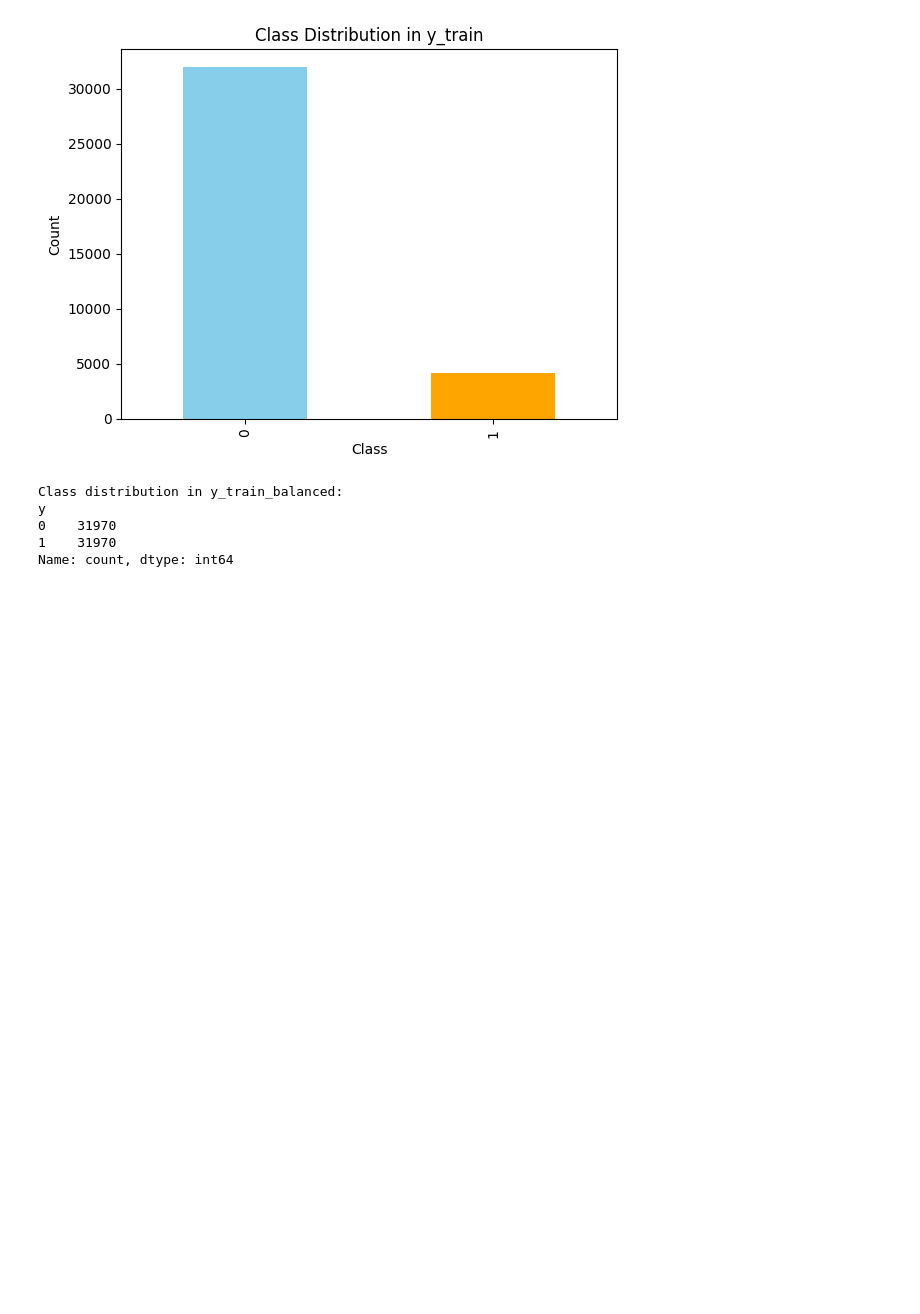
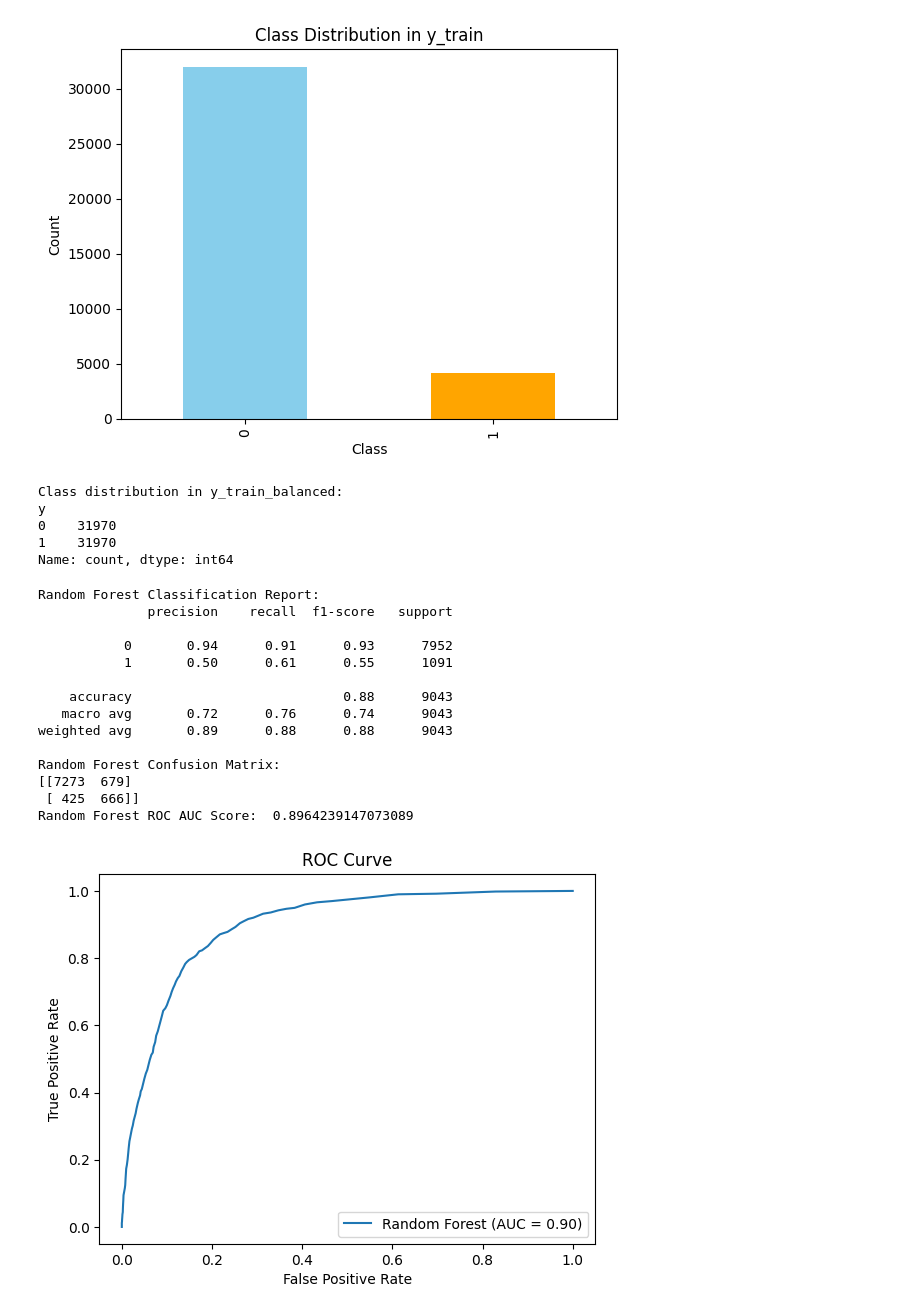
Before and after one commit to PrabhaviWKP/Machine-Learning, a Jupyter notebook: notebooks/2604CW.ipynb, the cells around one changed output. Drawn from its saved outputs; the diff is of its cells as text; code cells hidden in the pictures; blank space fills up the shorter version.

Commit message:
Trained Model using RF Did hyperparameter tuning using grid search saved the tuned model in the drive

```diff
--- a/notebooks/2604CW.ipynb
+++ b/notebooks/2604CW.ipynb
@@ -491,3 +498,60 @@ y
 0    31970
 1    31970
 Name: count, dtype: int64
+# %%
+from sklearn.ensemble import RandomForestClassifier
+from sklearn.metrics import classification_report, confusion_matrix, roc_auc_score, roc_curve
+
+rf_model = RandomForestClassifier(random_state=42, n_estimators=100, class_weight=None)
+
+rf_model.fit(X_train_balanced, y_train_balanced)
+
+y_pred_rf = rf_model.predict(X_test)
+
+y_prob_rf = rf_model.predict_proba(X_test)[:, 1]
+# %%
+print("Random Forest Classification Report: ")
+print(classification_report(y_test, y_pred_rf))
+print("Random Forest Confusion Matrix: ")
+print(confusion_matrix(y_test, y_pred_rf))
+roc_auc = roc_auc_score(y_test, y_prob_rf)
+print("Random Forest ROC AUC Score: ", roc_auc)
+
+fpr, tpr, thresholds = roc_curve(y_test, y_prob_rf)
+plt.plot(fpr, tpr, label=f'Random Forest (AUC = {roc_auc:.2f})')
+plt.xlabel('False Positive Rate')
+plt.ylabel('True Positive Rate')
+plt.title('ROC Curve')
+plt.legend()
+plt.show()
+
+from sklearn.metrics import precision_recall_curve
+
+
+# Compute precision and recall for different thresholds
+precision, recall, thresholds = precision_recall_curve(y_test, y_prob_rf)
+
+# Plot the Precision-Recall curve
+plt.figure(figsize=(8, 6))
+plt.plot(recall, precision, marker='.', label='Random Forest')
+plt.xlabel('Recall')
+plt.ylabel('Precision')
+plt.title('Precision-Recall Curve')
+plt.legend()
+plt.show()
+# %% [output]
+Random Forest Classification Report:
+              precision    recall  f1-score   support
+
+           0       0.94      0.91      0.93      7952
+           1       0.50      0.61      0.55      1091
+
+    accuracy                           0.88      9043
+   macro avg       0.72      0.76      0.74      9043
+weighted avg       0.89      0.88      0.88      9043
+
+Random Forest Confusion Matrix:
+[[7273  679]
+ [ 425  666]]
+Random Forest ROC AUC Score:  0.8964239147073089
+[figure, added]
```
Also changed, not shown: parts of 7 cells of this notebook.
